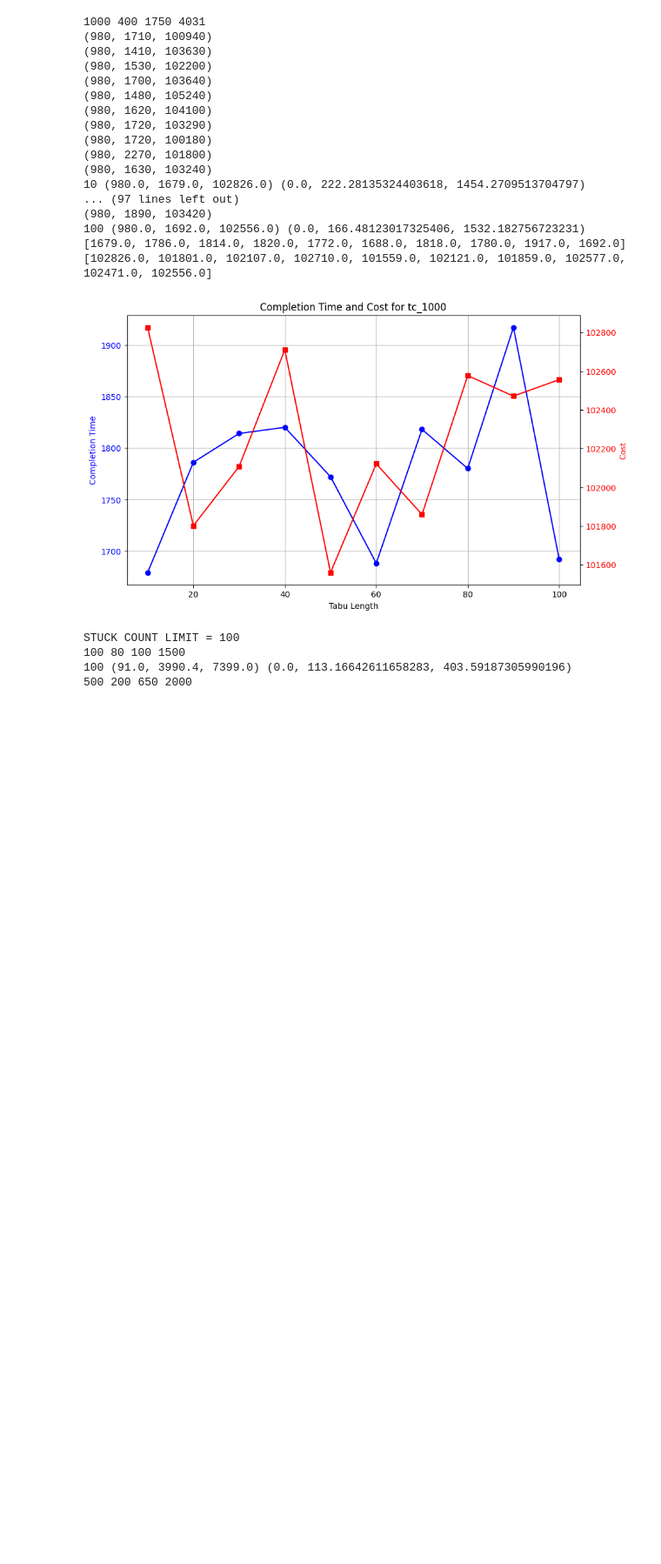
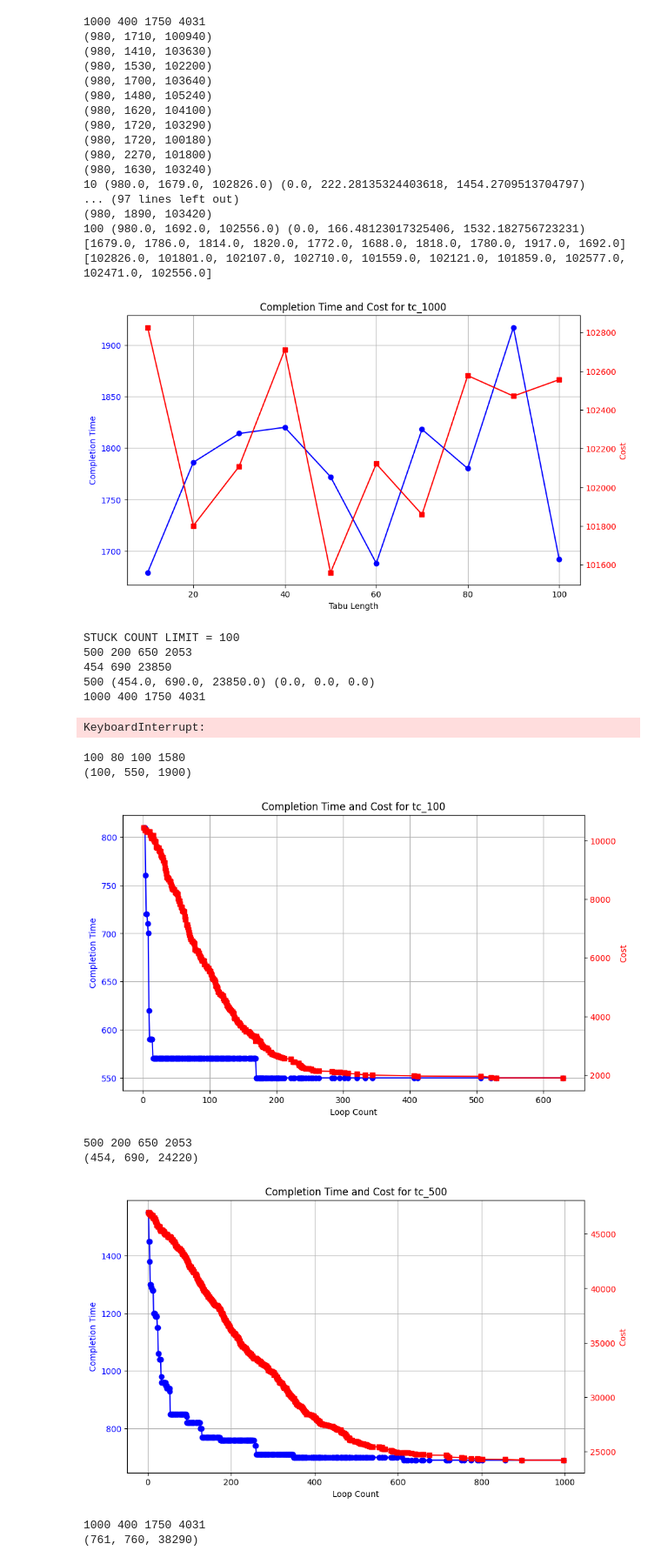
Before and after one commit to MrTuanDao/Planning-Optimization-Mini-Project, a Jupyter notebook: plot_tabu_search.ipynb, the cells around one changed output. Shown at 87% size. Cells and saved outputs as stored; diff of their text form; code cells hidden in the pictures; blank space fills up the shorter version.

```diff
--- a/plot_tabu_search.ipynb
+++ b/plot_tabu_search.ipynb
@@ -92,7 +130,7 @@ import tabu_search
 importlib.reload(tabu_search)
 
 results_log_size = {}
-for size in [100, 500, 1000, 1500]:
+for size in [10, 100, 500, 1000, 2000]:
     results_log_size[size] = {}
     n, q, Q, d, m, s, c, C, pre_tasks, task_and_team = read_testcase(f'synthetic_data/tc_{size}.txt')
     print(n, m, q, c)
@@ -266,22 +301,26 @@ for size in [1, 6, 5]:
 # normal init
 # re-import local_search_team_and_order
 import importlib
-import tabu_search
+import tabu_search_stuck as tabu_search
+import numpy as np
+from matplotlib import pyplot as plt
 importlib.reload(tabu_search)
 
 print('STUCK COUNT LIMIT = 100')
 results_log_size = {}
-for size in [100, 500, 1000, 1500]:
-    n, q, Q, d, m, s, c, C, pre_tasks, task_and_team = read_testcase(f'synthetic_data/tc_{size}.txt')
+for size in [500, 1000, 2000]:
+    n, q, Q, d, m, s, c, C, pre_tasks, task_and_team = read_testcase(f'testcases/tc_{size}.txt')
     print(n, m, q, c)
 
+    count = 1
     temp_results = []
-    for i in range(5):
-        results = tabu_search.tabu_search(n, q, Q, d, m, s, c, C, pre_tasks, task_and_team)
+    for i in range(count):
+        results, _ = tabu_search.tabu_search(n, q, Q, d, m, s, c, C, pre_tasks, task_and_team, stuck_count_limit=100)
         results_task, results_time, results_cost = tabu_search.calculate_result(results, d, C)
         temp_results.append((results_task, results_time, results_cost))
-    mean_results = (float(np.mean([temp_results[i][0] for i in range(5)])), float(np.mean([temp_results[i][1] for i in range(5)])), float(np.mean([temp_results[i][2] for i in range(5)])))
-    std_results = (float(np.std([temp_results[i][0] for i in range(5)])), float(np.std([temp_results[i][1] for i in range(5)])), float(np.std([temp_results[i][2] for i in range(5)])))
+        print(results_task, results_time, results_cost)
+    mean_results = (float(np.mean([temp_results[i][0] for i in range(count)])), float(np.mean([temp_results[i][1] for i in range(count)])), float(np.mean([temp_results[i][2] for i in range(count)])))
+    std_results = (float(np.std([temp_results[i][0] for i in range(count)])), float(np.std([temp_results[i][1] for i in range(count)])), float(np.std([temp_results[i][2] for i in range(count)])))
     results_log_size[size] = (mean_results, std_results)
     print(size, mean_results, std_results)
     results_log_size[size] = temp_results
@@ -289,6 +328,53 @@ for size in [100, 500, 1000, 1500]:
 print(results_log_size)
 # %% [output]
 STUCK COUNT LIMIT = 100
-100 80 100 1500
-100 (91.0, 3990.4, 7399.0) (0.0, 113.16642611658283, 403.59187305990196)
-500 200 650 2000
+500 200 650 2053
+454 690 23850
+500 (454.0, 690.0, 23850.0) (0.0, 0.0, 0.0)
+1000 400 1750 4031
+KeyboardInterrupt:
+# %%
+import importlib
+import tabu_search_stuck as tabu_search
+import numpy as np
+from matplotlib import pyplot as plt
+importlib.reload(tabu_search)
+
+for size in [100, 500, 1000]:
+    n, q, Q, d, m, s, c, C, pre_tasks, task_and_team = read_testcase(f'testcases/tc_{size}.txt')
+    print(n, m, q, c)
+
+    results, results_log = tabu_search.tabu_search(n, q, Q, d, m, s, c, C, pre_tasks, task_and_team, time_limit=100, stuck_count_limit=100)
+    print(tabu_search.calculate_result(results, d, C))
+    # Extract data from the log
+    loop_count = [entry[0] for entry in results_log]
+    count_time = [entry[1][1] for entry in results_log]
+    count_cost = [entry[1][2] for entry in results_log]
+
+    # Tạo đồ thị với hai trục y
+    fig, ax1 = plt.subplots(figsize=(10, 6))
+    # Trục y đầu tiên cho count_time
+    ax1.set_xlabel('Loop Count')
+    ax1.set_ylabel('Completion Time', color='blue')
+    ax1.plot(loop_count, count_time, label='Count Time', marker='o', color='blue')
+    ax1.tick_params(axis='y', labelcolor='blue')
+    ax1.grid(True)
+
+    # Tạo trục y thứ hai cho count_cost
+    ax2 = ax1.twinx()  # Chia sẻ trục x với ax1
+    ax2.set_ylabel('Cost', color='red')
+    ax2.plot(loop_count, count_cost, label='Cost', marker='s', color='red')
+    ax2.tick_params(axis='y', labelcolor='red')
+
+    # Thêm tiêu đề và hiển thị đồ thị
+    plt.title(f'Completion Time and Cost for tc_{size}')
+    plt.show()
+# %% [output]
+100 80 100 1580
+(100, 550, 1900)
+[figure, added]
+500 200 650 2053
+(454, 690, 24220)
+[figure, added]
+1000 400 1750 4031
+(761, 760, 38290)
```
Also changed, not shown: parts of 5 cells of this notebook, 27 other files.
